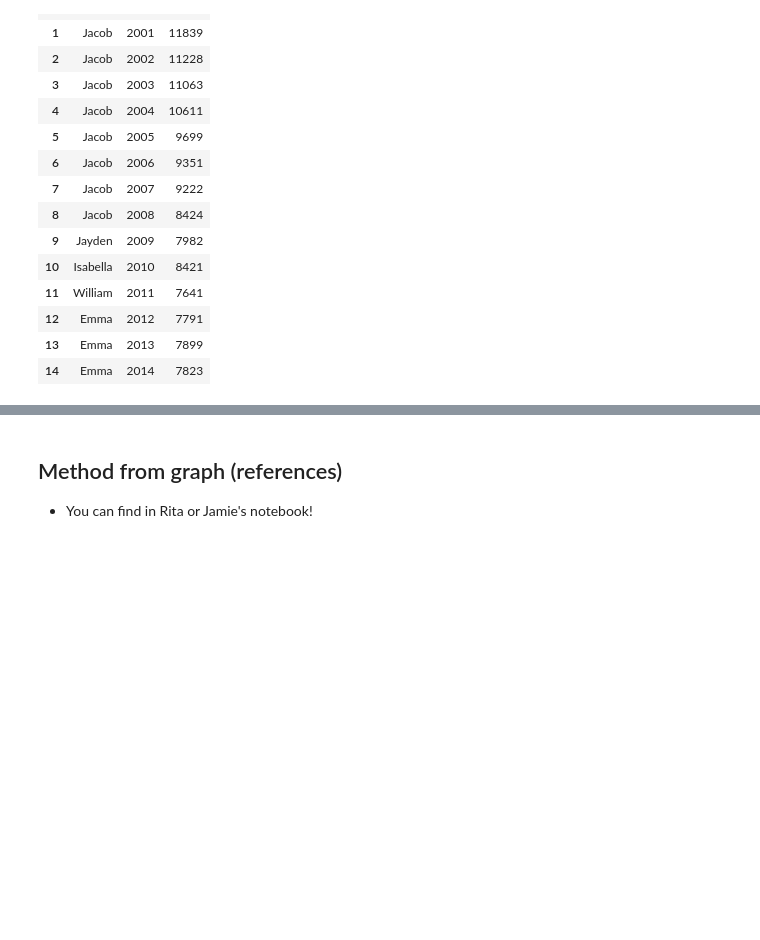
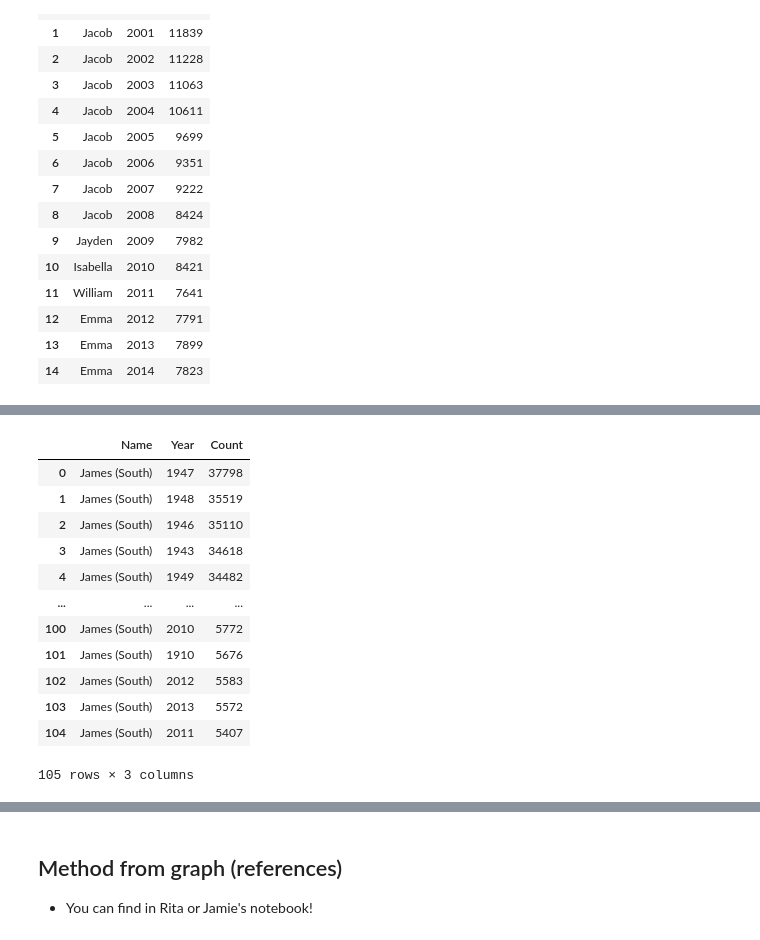
Before and after one commit to data301-2020-winter2/course-project-group_1039, a Jupyter notebook: analysis/submitted/analysis.ipynb, the cells around one changed output, grey strips where cells are left out. Cells and saved outputs as stored; diff of their text form; code cells hidden in the pictures; blank space fills up the shorter version.

```diff
--- a/analysis/submitted/analysis.ipynb
+++ b/analysis/submitted/analysis.ipynb
@@ -279,0 +336,23 @@ get_top_in_interval(s_df, begin=2000, stop=2014)
+# %%
+# Cleaning dataframe to only show top name, and its count value for each year (South)
+top_south = s_df.loc[(s_df['Name'] == name_list[2])]
+top_south = top_south.drop(columns=['Gender','State']).groupby(['Name','Year'],as_index=False).agg(np.sum).sort_values(ascending=False, by=['Count'])
+
+# Adding the region in name column
+for i in range(0,105):
+    top_south.loc[i,'Name'] = 'James (South)'
+top_south.reset_index(drop=True)
+# %% [output]
+|  | Name | Year | Count |
+| 0 | James (South) | 1947 | 37798 |
+| 1 | James (South) | 1948 | 35519 |
+| 2 | James (South) | 1946 | 35110 |
+| 3 | James (South) | 1943 | 34618 |
+| 4 | James (South) | 1949 | 34482 |
+| ... | ... | ... | ... |
+| 100 | James (South) | 2010 | 5772 |
+| 101 | James (South) | 1910 | 5676 |
+| 102 | James (South) | 2012 | 5583 |
+| 103 | James (South) | 2013 | 5572 |
+| 104 | James (South) | 2011 | 5407 |
+105 rows × 3 columns
```
Also changed, not shown: parts of 11 cells of this notebook.
